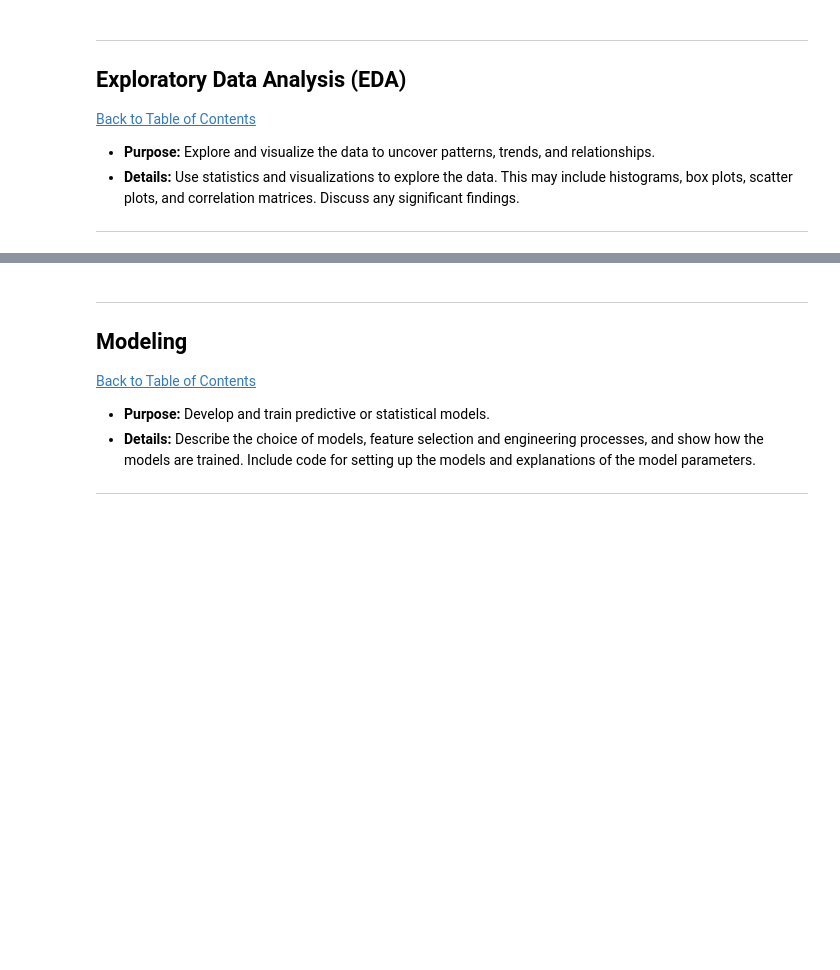
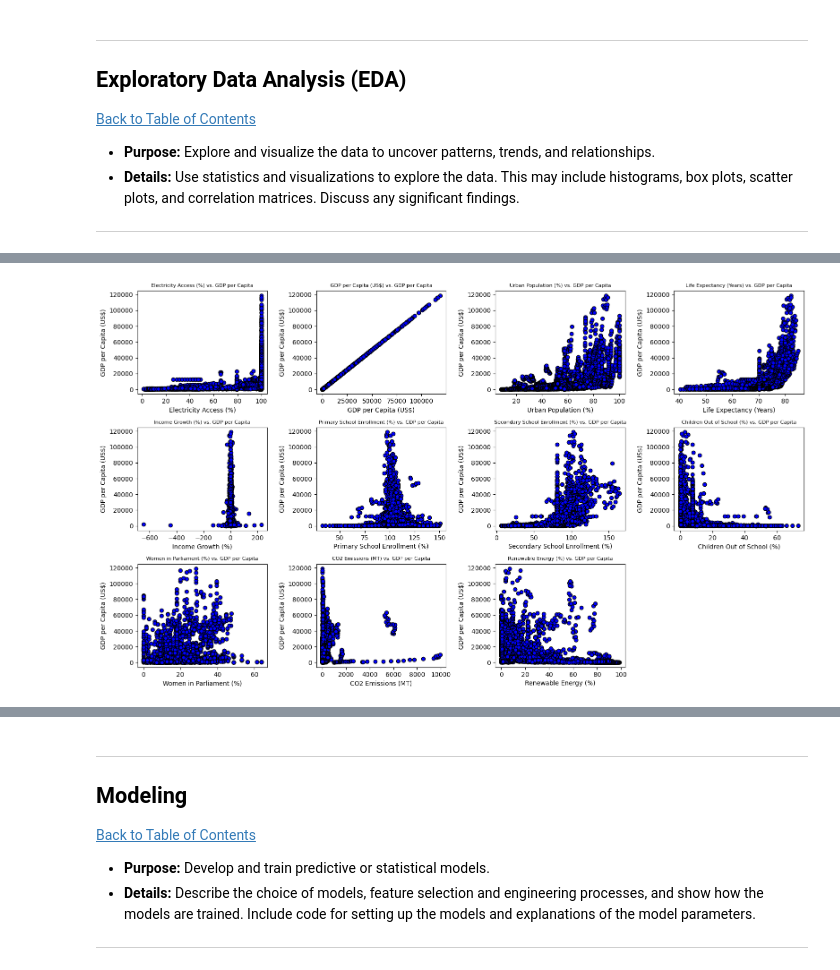
Before and after one commit to Thabi98/world_sustainability, a Jupyter notebook: QCTO---Workplace-Module-Notebook-Template-4571.ipynb, the cells around one changed output, grey strips where cells are left out. Drawn from its saved outputs; the diff is of its cells as text; code cells hidden in the pictures; blank space fills up the shorter version.

```diff
--- a/QCTO---Workplace-Module-Notebook-Template-4571.ipynb
+++ b/QCTO---Workplace-Module-Notebook-Template-4571.ipynb
@@ -327,0 +549,50 @@ plt.show()
+# %%
+import os
+import matplotlib.pyplot as plt
+
+# Define the indicators as a list
+indicators = [
+    "Electricity Access (%)",
+    "GDP per Capita (US$)",
+    "Urban Population (%)",
+    "Life Expectancy (Years)",
+    "Income Growth (%)",
+    "Primary School Enrollment (%)",
+    "Secondary School Enrollment (%)",
+    "Children Out of School (%)",
+    "Women in Parliament (%)",
+    "CO2 Emissions (MT)",
+    "Renewable Energy (%)"
+]
+
+# Create a figure with subplots
+fig, axs = plt.subplots(6, 4, figsize=(16, 18))
+fig.subplots_adjust(hspace=0.5, wspace=0.4)
+axs = axs.ravel()  # Flatten the 2D array of axes
+
+# Loop through each indicator and create scatter plots
+for index, column in enumerate(indicators):
+    axs[index].scatter(x=filtered_original_df[column],
+                       y=filtered_original_df['GDP per Capita (US$)'],
+                       color='blue', edgecolor='k')
+    axs[index].set_title(f"{column} vs. GDP per Capita", fontsize=8)
+    axs[index].set_xlabel(column)
+    axs[index].set_ylabel("GDP per Capita (US$)")
+
+# Hide any unused axes
+for i in range(len(indicators), len(axs)):
+    fig.delaxes(axs[i])
+
+# Adjust layout
+plt.tight_layout()
+
+# Create the 'Visuals' directory if it doesn't exist
+output_dir = 'Visuals'
+if not os.path.exists(output_dir):
+    os.makedirs(output_dir)
+
+# Save the figure
+plt.savefig(os.path.join(output_dir, 'Correlation_plots.png'))  # Save as a PNG file
+plt.show()
+# %% [output]
+[figure, added]
```
Also changed, not shown: parts of 56 cells of this notebook, 2 other files.
